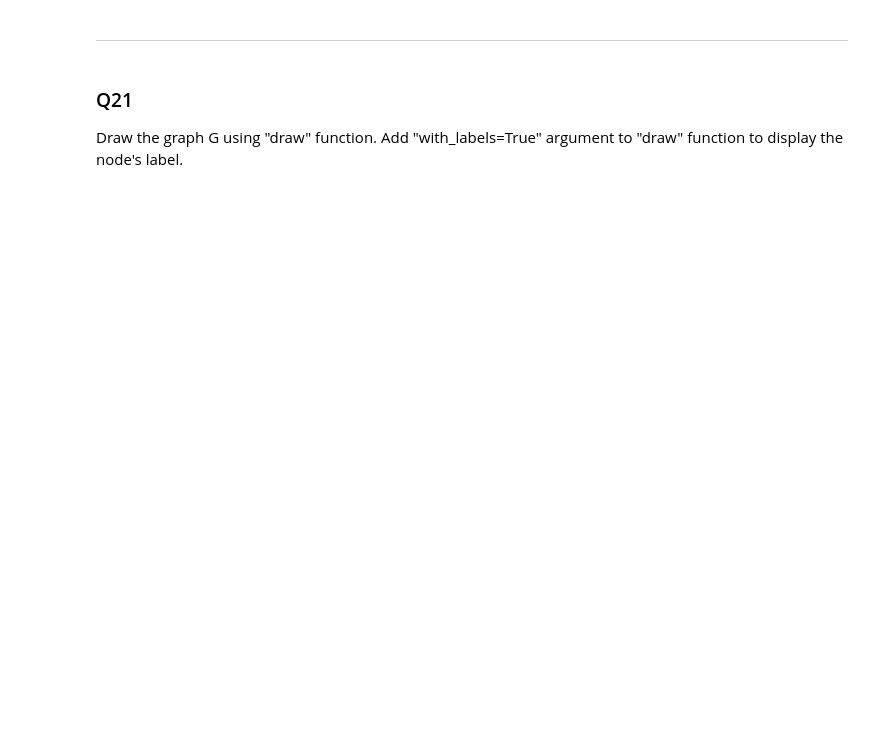
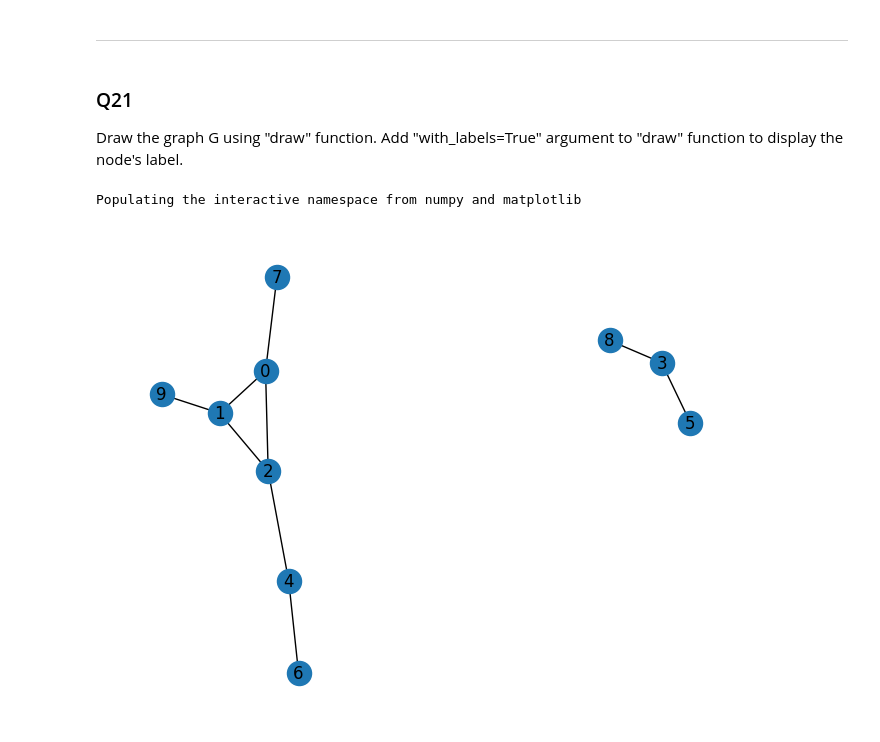
Before and after one commit to Farhanamf0/MAT668, a Jupyter notebook: Lab_MAT668.ipynb, the cells around one changed output. Drawn from its saved outputs; the diff is of its cells as text; code cells hidden in the pictures; blank space fills up the shorter version.

```diff
--- a/Lab_MAT668.ipynb
+++ b/Lab_MAT668.ipynb
@@ -241,3 +364,17 @@ Print the value using "print" function.
 # %% [markdown]
 ### Q21
 Draw the graph G using "draw" function. Add "with_labels=True" argument to "draw" function to display the node's label.
+# %%
+import matplotlib.pyplot as plt
+import networkx as nx
+%pylab inline
+
+G = nx.Graph()
+edges = [(0, 2), (1, 0), (2, 1), (3, 5), (4, 2), (5, 3), (6, 4), (7, 0), (8, 3), (9, 1)]
+G.add_edges_from(edges)
+
+nx.draw(G, with_labels=True)
+plt.show()
+# %% [output]
+Populating the interactive namespace from numpy and matplotlib
+[figure, added]
```
Also changed, not shown: parts of 19 cells of this notebook.
